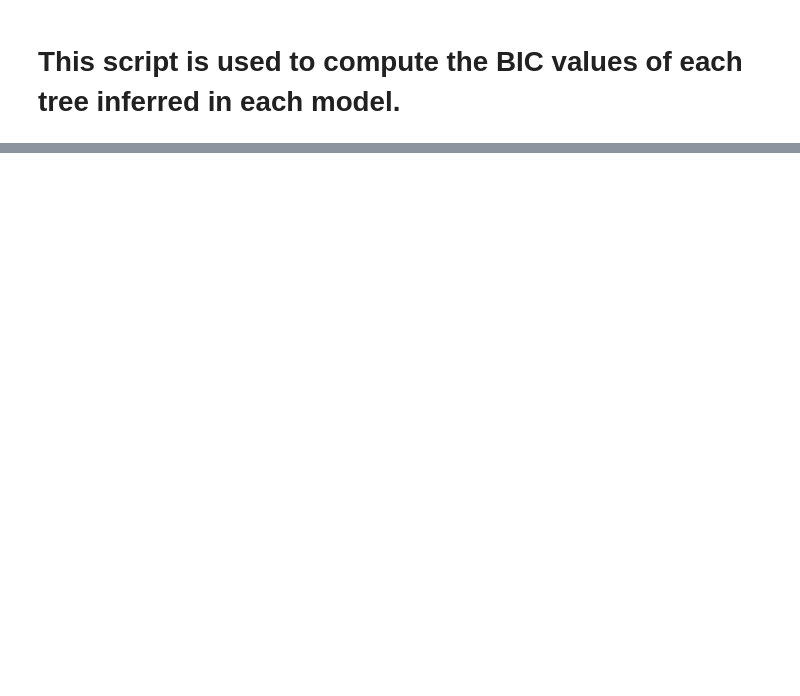
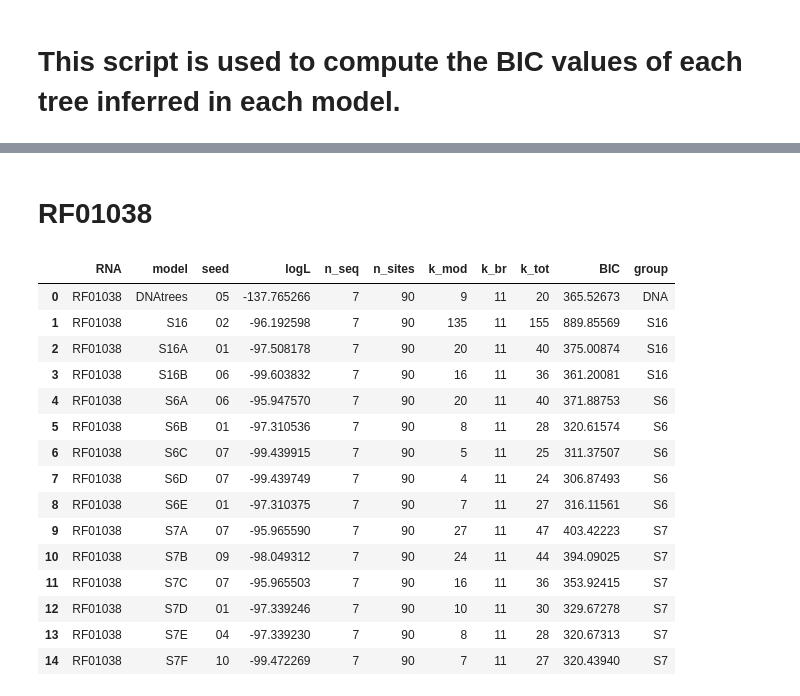
Before and after one commit to vannguyenh/RNAPhylo, a Jupyter notebook: scripts/analysis_scripts/TreeComparison_BIC_LH.ipynb, the cells around one changed output, grey strips where cells are left out. Saved outputs shown, nothing was run; the diff lists cells and outputs as text; code cells hidden in the pictures; blank space fills up the shorter version.

```diff
--- a/scripts/analysis_scripts/TreeComparison_BIC_LH.ipynb
+++ b/scripts/analysis_scripts/TreeComparison_BIC_LH.ipynb
@@ -141,0 +251,30 @@ TypeError: unsupported operand type(s) for *: 'int' and 'NoneType'
+# %% [markdown]
+# RF01038
+# %%
+df_01038 = df[df['RNA'] =='RF01038' ]
+
+# within each model, pick the replicate with highest logL
+idx_ll = df_01038.groupby('model')['logL'].idxmax()
+best_by_ll = df_01038.loc[idx_ll].reset_index(drop=True)
+
+# tag each model's family: S6*, S7*, S16*
+best_by_ll['group'] = best_by_ll['model'].str.extract(r'^(S6|S7|S16|DNA)')
+
+best_by_ll
+# %% [output]
+|  | RNA | model | seed | logL | n_seq | n_sites | k_mod | k_br | k_tot | BIC | group |
+| 0 | RF01038 | DNAtrees | 05 | -137.765266 | 7 | 90 | 9 | 11 | 20 | 365.52673 | DNA |
+| 1 | RF01038 | S16 | 02 | -96.192598 | 7 | 90 | 135 | 11 | 155 | 889.85569 | S16 |
+| 2 | RF01038 | S16A | 01 | -97.508178 | 7 | 90 | 20 | 11 | 40 | 375.00874 | S16 |
+| 3 | RF01038 | S16B | 06 | -99.603832 | 7 | 90 | 16 | 11 | 36 | 361.20081 | S16 |
+| 4 | RF01038 | S6A | 06 | -95.947570 | 7 | 90 | 20 | 11 | 40 | 371.88753 | S6 |
+| 5 | RF01038 | S6B | 01 | -97.310536 | 7 | 90 | 8 | 11 | 28 | 320.61574 | S6 |
+| 6 | RF01038 | S6C | 07 | -99.439915 | 7 | 90 | 5 | 11 | 25 | 311.37507 | S6 |
+| 7 | RF01038 | S6D | 07 | -99.439749 | 7 | 90 | 4 | 11 | 24 | 306.87493 | S6 |
+| 8 | RF01038 | S6E | 01 | -97.310375 | 7 | 90 | 7 | 11 | 27 | 316.11561 | S6 |
+| 9 | RF01038 | S7A | 07 | -95.965590 | 7 | 90 | 27 | 11 | 47 | 403.42223 | S7 |
+| 10 | RF01038 | S7B | 09 | -98.049312 | 7 | 90 | 24 | 11 | 44 | 394.09025 | S7 |
+| 11 | RF01038 | S7C | 07 | -95.965503 | 7 | 90 | 16 | 11 | 36 | 353.92415 | S7 |
+| 12 | RF01038 | S7D | 01 | -97.339246 | 7 | 90 | 10 | 11 | 30 | 329.67278 | S7 |
+| 13 | RF01038 | S7E | 04 | -97.339230 | 7 | 90 | 8 | 11 | 28 | 320.67313 | S7 |
+| 14 | RF01038 | S7F | 10 | -99.472269 | 7 | 90 | 7 | 11 | 27 | 320.43940 | S7 |
```
Also changed, not shown: parts of 12 cells of this notebook.
